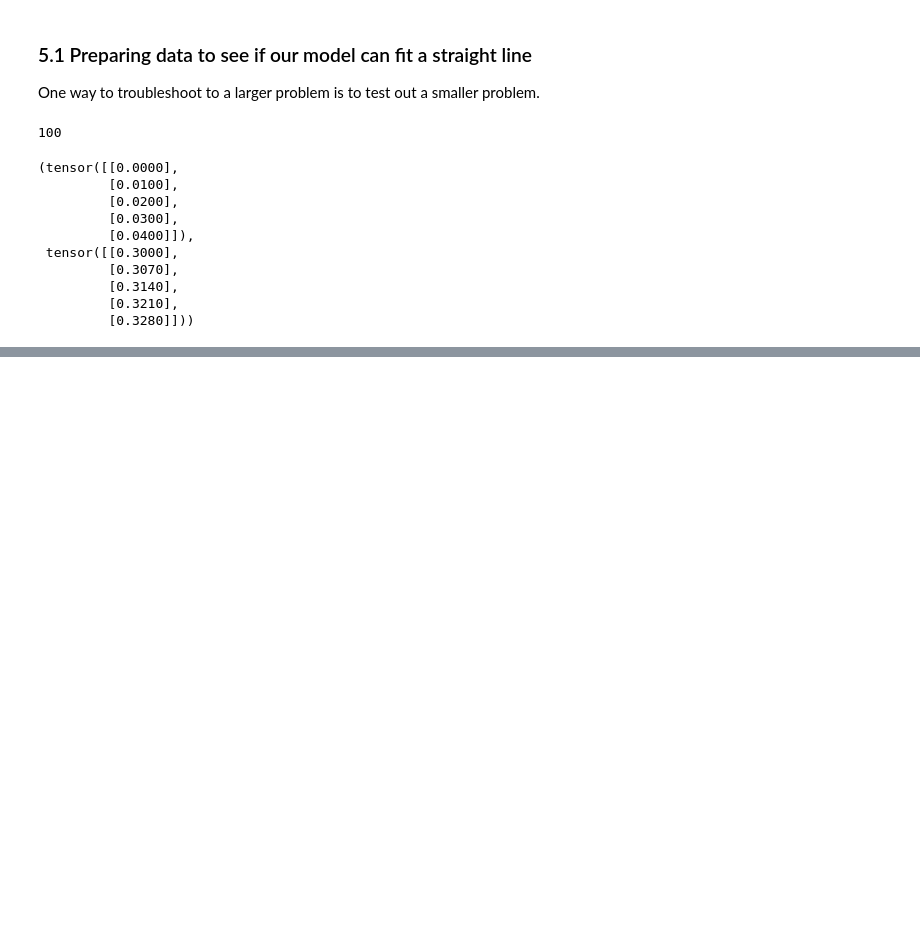
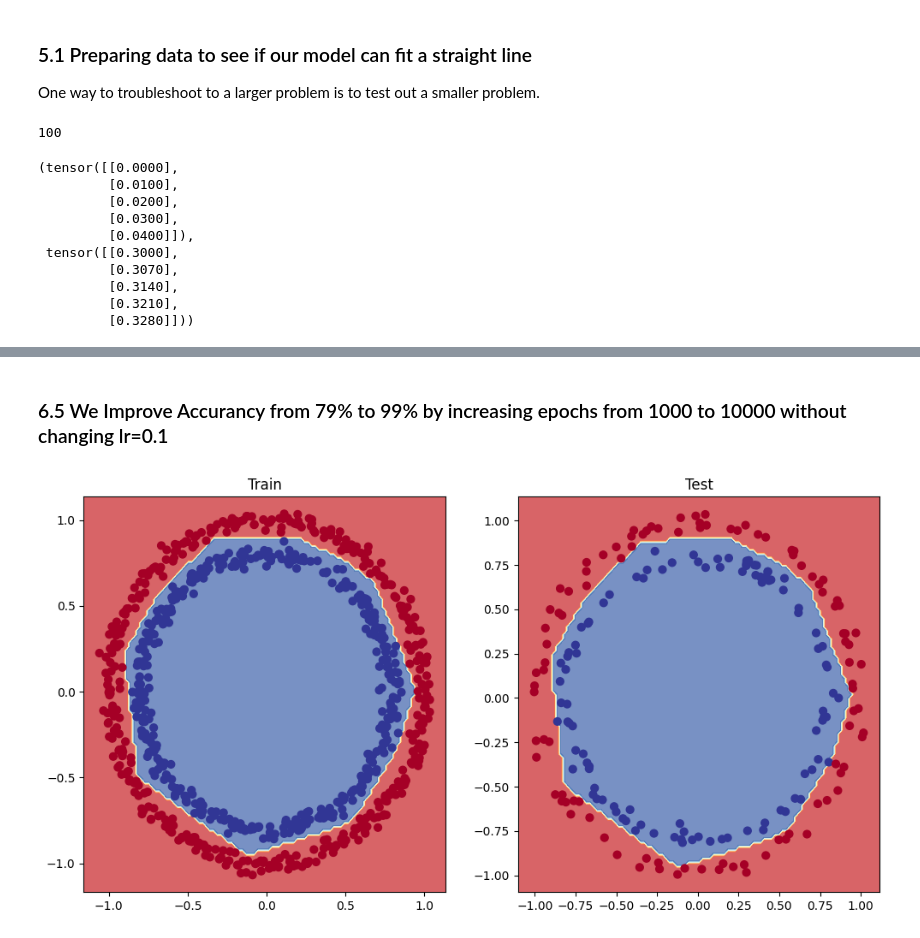
Before and after one commit to MathewS424/DeepLearning_with_PyTorch, a Jupyter notebook: 02_PyTorch_Classification.ipynb, the cells around one changed output, grey strips where cells are left out. Saved outputs shown, nothing was run; the diff lists cells and outputs as text; code cells hidden in the pictures; blank space fills up the shorter version.

```diff
--- a/02_PyTorch_Classification.ipynb
+++ b/02_PyTorch_Classification.ipynb
@@ -555,0 +656,12 @@ X_regression[:5], y_regression[:5]
+# %%
+# Make and plot data
+import matplotlib.pyplot as plt
+from sklearn.datasets import make_circles
+
+n_samples = 1000
+
+X, y = make_circles(n_samples,
+                    noise=0.03,
+                    random_state=42)
+
+plt.scatter(X[:, 0], X[:, 1], c=y, cmap=plt.cm.RdYlBu);
@@ -555,0 +702,18 @@ X_regression[:5], y_regression[:5]
+# %%
+
+# Build a model with non-linear activation functions
+from torch import nn
+class CircleModelV2(nn.Module):
+  def __init__(self):
+    super().__init__()
+    self.layer_1 = nn.Linear(in_features=2, out_features=10)
+    self.layer_2 = nn.Linear(in_features=10, out_features=10)
+    self.layer_3 = nn.Linear(in_features=10, out_features=1)
+    self.relu = nn.ReLU() # relu is a non-linear activation function
+
+  def forward(self, x):
+    # Where should we put our non-linear activation functions?
+    return self.layer_3(self.relu(self.layer_2(self.relu(self.layer_1(x)))))
+
+model_3 = CircleModelV2().to(device)
+model_3
@@ -555,0 +727,6 @@ X_regression[:5], y_regression[:5]
+# %%
+
+# Setup loss and optimizer
+loss_fn = nn.BCEWithLogitsLoss()
+optimizer = torch.optim.SGD(model_3.parameters(),
+                            lr=0.1)
@@ -555,0 +812,13 @@ X_regression[:5], y_regression[:5]
+# %% [markdown]
+### 6.5 We Improve Accurancy from 79% to 99% by increasing epochs from 1000 to 10000 without changing lr=0.1
+# %%
+# Plot the decision boundary
+plt.figure(figsize=(12, 6))
+plt.subplot(1, 2, 1)
+plt.title("Train")
+plot_decision_boundary(model_3, X_train, y_train)
+plt.subplot(1, 2, 2)
+plt.title("Test")
+plot_decision_boundary(model_3, X_test, y_test)
+# %% [output]
+[figure, added]
```
Also changed, not shown: parts of 67 cells of this notebook.
